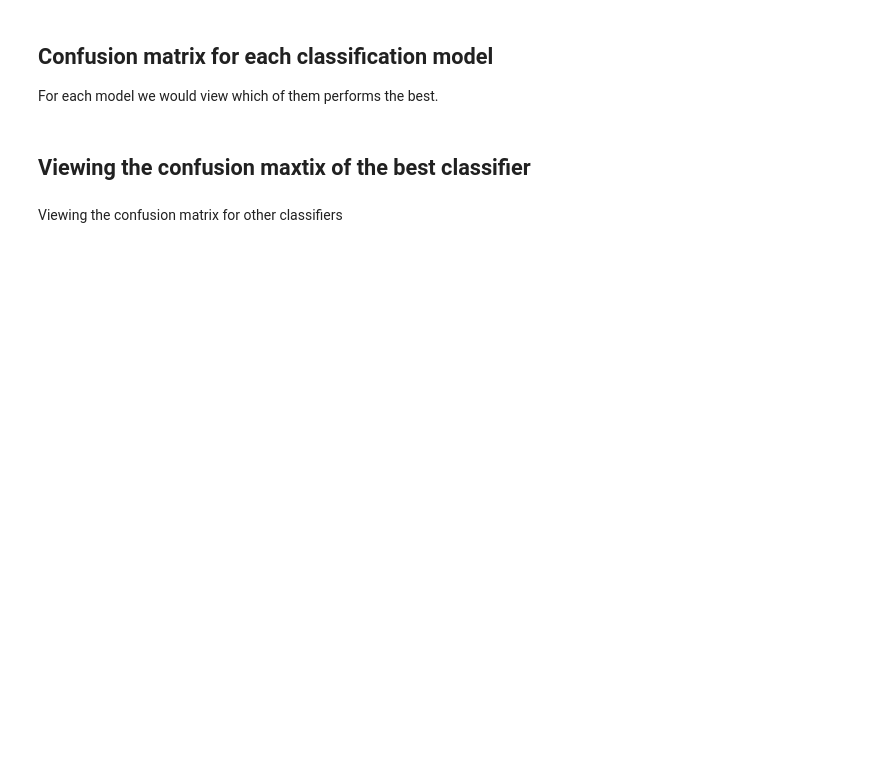
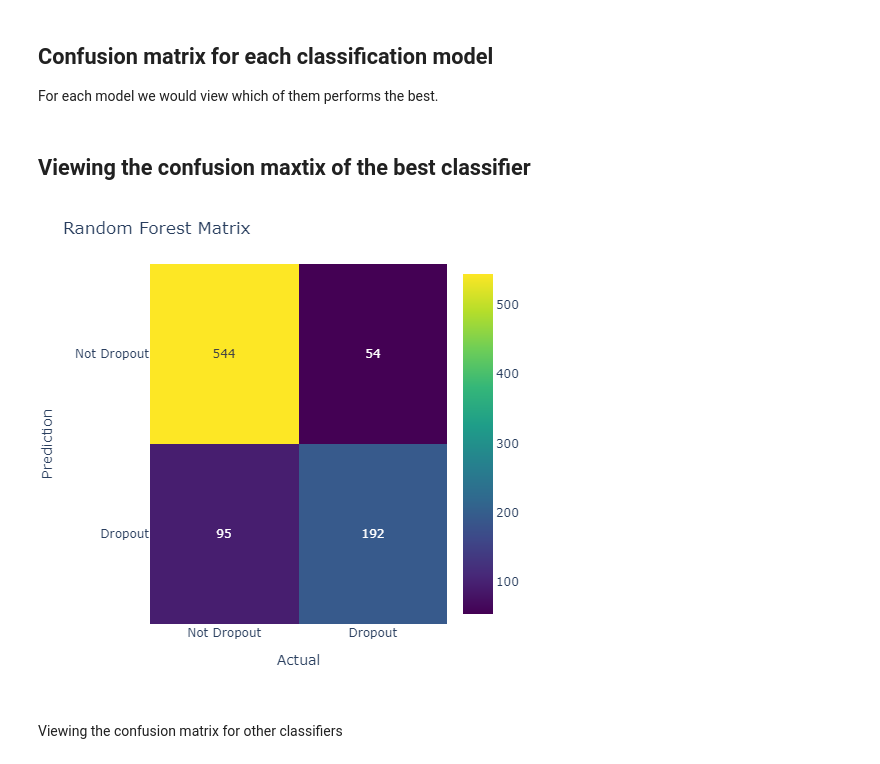
Before and after one commit to Damiieibikun/Student-s-Dropout-Prediction-using-Supervised-Machine-Learning-Classifiers, a Jupyter notebook: Student's_dropout.ipynb, the cells around one changed output. Saved outputs shown, nothing was run; the diff lists cells and outputs as text; code cells hidden in the pictures; blank space fills up the shorter version.

```diff
--- a/Student's_dropout.ipynb
+++ b/Student's_dropout.ipynb
@@ -898,26 +901,28 @@ cm_of_models = {'SVC': svm_matrix,
 # %%
 # Find the highest score
 scores = [svm_acc, rf_acc, lr_acc, knn_acc, tree_acc]
 best_score = max(scores)
 best_model = ''
 
 # Generate a heatmap for the classifier that has the highest score
 for key, value in accuracy_of_models.items():
   if best_score == value:
     best_model = key
     fig = px.imshow(cm_of_models[key], text_auto=True, aspect="auto",
                     color_continuous_scale='viridis',
                     x=['Not Dropout', 'Dropout'],
                     y = ['Not Dropout', 'Dropout'],
                     labels=dict(x="Actual", y="Prediction"))
 
     # Update layout and generate image
     fig.update_layout(title = f'{key} Matrix', height=500, width=500)
-    fig.write_image('fig.svg', engine='kaleido')
-    fig.show('svg')
+    fig.write_image('fig.png', engine='kaleido')
+    fig.show('png')
 
     #Pop the best performing model from dictionary
     cm_of_models.pop(key)
+# %% [output]
+[figure, added]
 # %% [markdown]
 Viewing the confusion matrix for other classifiers
 # %%
```
Also changed, not shown: parts of 13 cells of this notebook.
